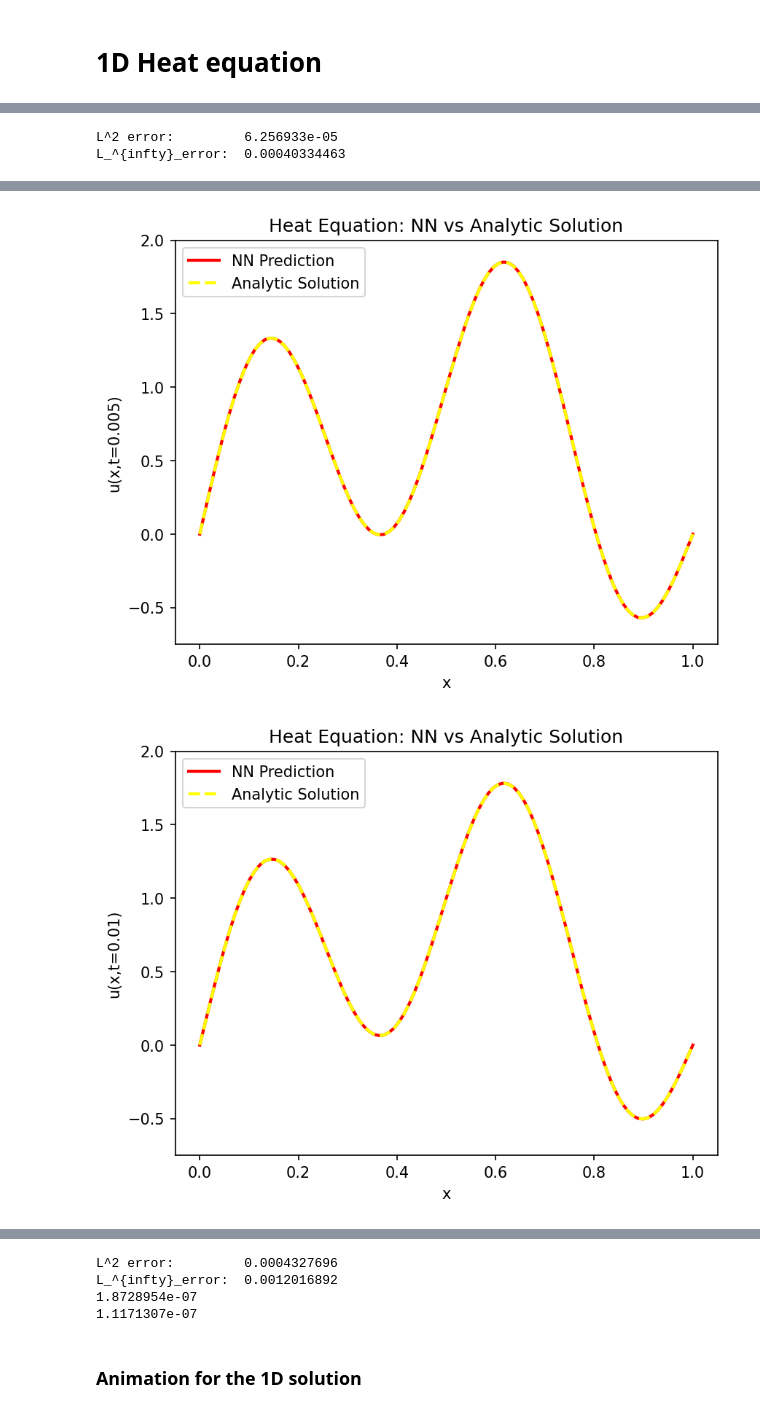
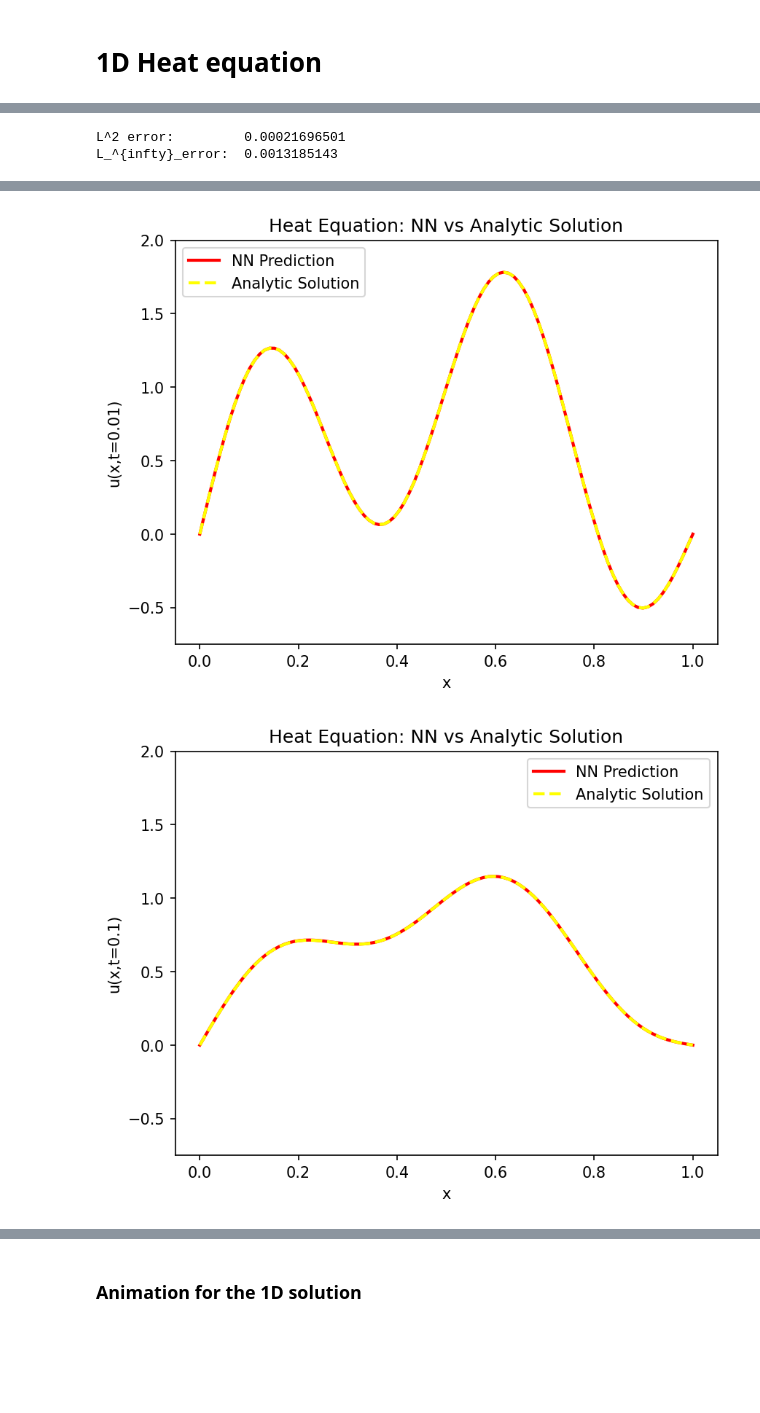
Before and after one commit to thomas-engl/Project-3-Applied-ML, a Jupyter notebook: Code/test_plots.ipynb, the cells around one changed output, grey strips where cells are left out. Drawn from its saved outputs; the diff is of its cells as text; code cells hidden in the pictures; blank space fills up the shorter version.

```diff
--- a/Code/test_plots.ipynb
+++ b/Code/test_plots.ipynb
@@ -62,7 +62,7 @@ layers = [128, 128, 64, 64, 32, 1]
 #in this example: the output layer uses identity as activation func and all the hidden layers use tanh
 activations = [torch.tanh]*(len(layers)-1) + [None]
 
-pde_nn = heat_nn(layers, activations, dim, u_0, kappa, rhs)
+pde_nn = heat_nn(layers, activations, dim, u_0, kappa, rhs, reg=0)
 pde_nn.set_analytic_solution(u_analytic)
 N_colloc = 100
 pde_nn.set_data(N_colloc)
@@ -107,33 +107,33 @@ L_infty_err = pde_nn.L_infty_error()
 print("L^2 error:        ", L_2_err)
 print("L_^{infty}_error: ", L_infty_err)
 # %% [output]
-L^2 error:         6.256933e-05
-L_^{infty}_error:  0.00040334463
+L^2 error:         0.00021696501
+L_^{infty}_error:  0.0013185143
 # %%
 ### Plot results
 
-for t in [0.001, 0.005, 0.01, 0.05, 0.1, 0.2]:
+for t in [0.001, 0.01, 0.1, 0.2]:
     x_test = torch.linspace(0,1,100).view(-1,1)
     t_test = torch.tensor([[t]]*100)  # t=0.5
     u_pred = pde_nn.trial_solution(x_test, t_test).detach().numpy()
 
     # compare results with analytic solution
 
     x_np = x_test.numpy().flatten()  # convert to 1D array for plotting
     t_val = t
     u_analytic_val = pde_nn.u_analytic(x_test, t_test)
 
     # Plot neural network approximation and analytic solution
     plt.figure(dpi=150)
     plt.plot(x_np, u_pred, label='NN Prediction', color='red', linewidth=2)
     plt.plot(x_np, u_analytic_val, '--', label='Analytic Solution', color='yellow', linewidth=2)
     plt.xlabel('x')
     plt.ylabel(f'u(x,t={t})')
     plt.ylim(-0.75, 2.0)
     plt.title('Heat Equation: NN vs Analytic Solution')
     plt.legend()
     plt.show()
 # %% [output]
 [figure]
-[figure, old version]
+[figure, new version]
-[figure, old version]
+[figure, new version]
@@ -143,7 +141,3 @@ for t in [0.001, 0.005, 0.01, 0.05, 0.1, 0.2]:
-L^2 error:         0.0004327696
-L_^{infty}_error:  0.0012016892
-1.8728954e-07
-1.1171307e-07
 # %% [markdown]
 ### Animation for the 1D solution
 # %%
```
Also changed, not shown: parts of 4 cells of this notebook, 1 other file.
